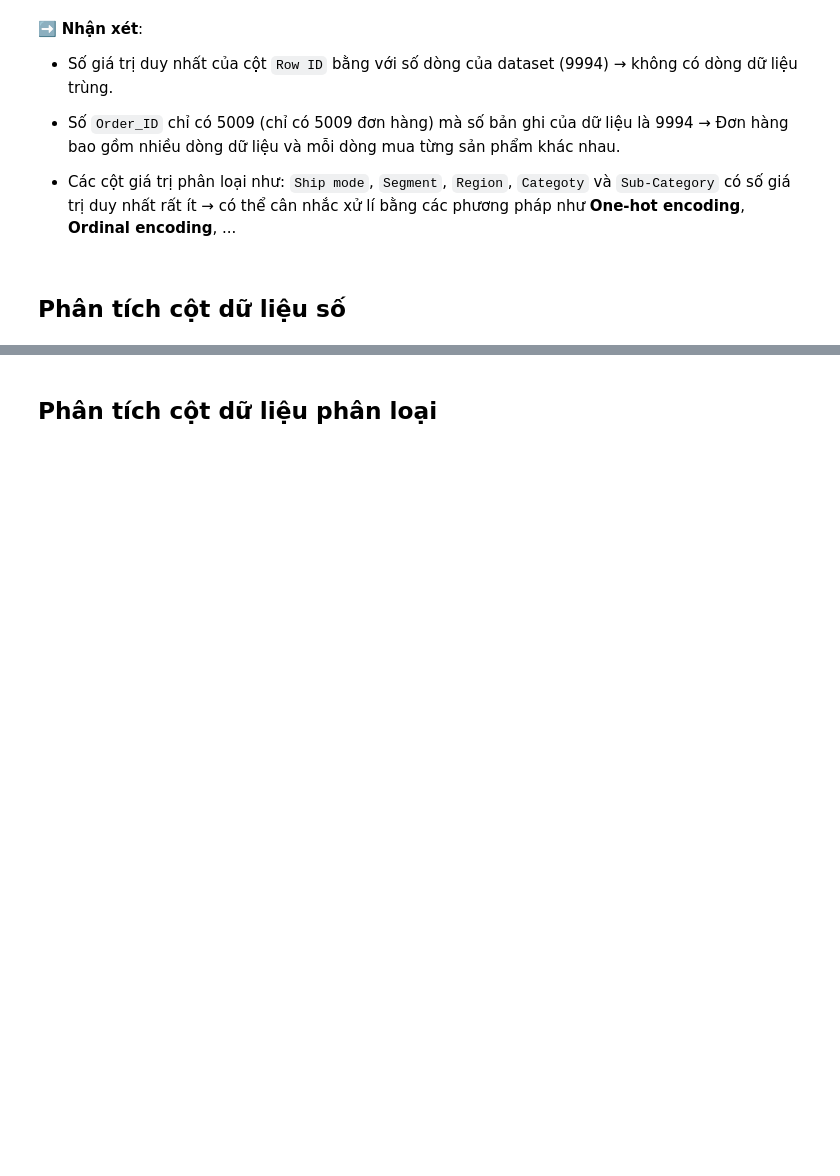
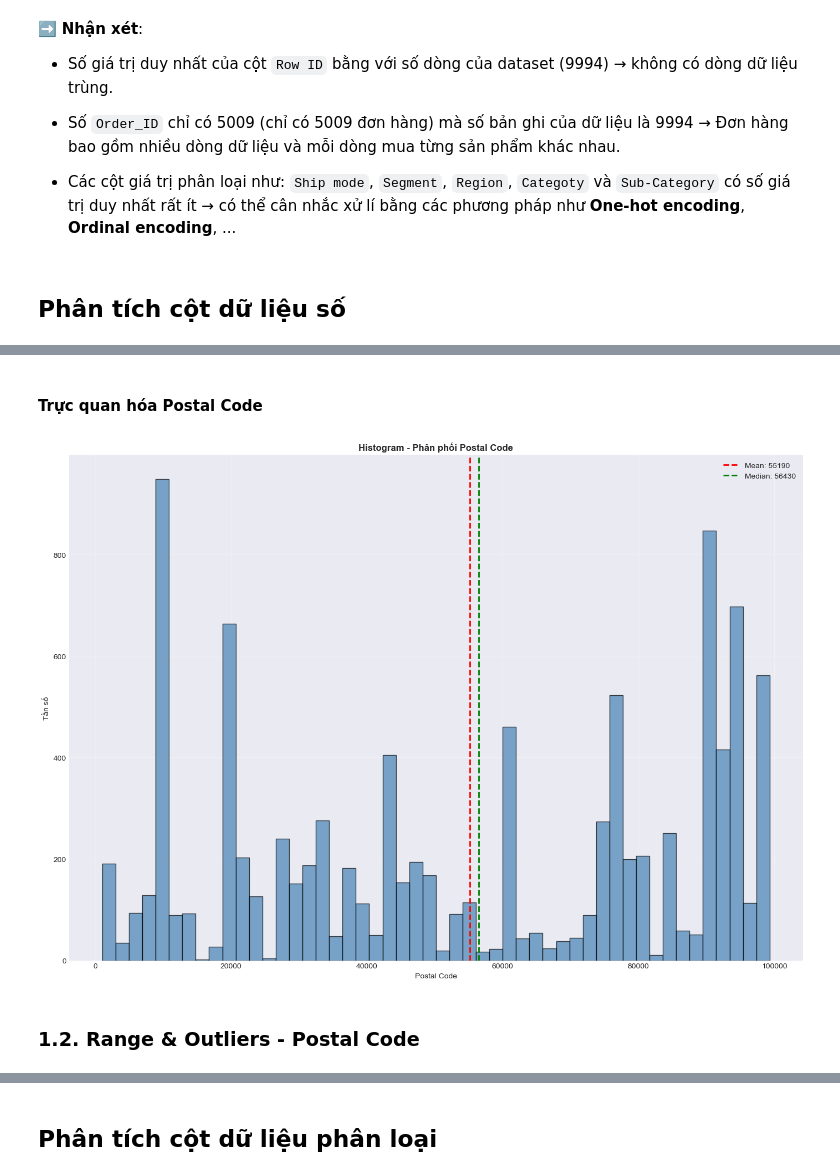
Before and after one commit to TThanhc/Superstore_Sales_Analysis, a Jupyter notebook: Data_CEPA.ipynb, the cells around one changed output, grey strips where cells are left out. Cells and saved outputs as stored; diff of their text form; code cells hidden in the pictures; blank space fills up the shorter version.

```diff
--- a/Data_CEPA.ipynb
+++ b/Data_CEPA.ipynb
@@ -299,0 +403,21 @@ plt.show()
+# %% [markdown]
+#### Trực quan hóa Postal Code
+# %%
+fig, axes = plt.subplots(1 , 1, figsize=(14, 10))
+
+# Histogram
+axes.hist(data['Postal Code'], bins=50, edgecolor='black', alpha=0.7, color='steelblue')
+axes.axvline(mean_postal, color='red', linestyle='--', linewidth=2, label=f'Mean: {mean_postal:.0f}')
+axes.axvline(median_postal, color='green', linestyle='--', linewidth=2, label=f'Median: {median_postal:.0f}')
+axes.set_title('Histogram - Phân phối Postal Code', fontsize=12, fontweight='bold')
+axes.set_xlabel('Postal Code')
+axes.set_ylabel('Tần số')
+axes.legend()
+axes.grid(True, alpha=0.3)
+
+plt.tight_layout()
+plt.show()
+# %% [output]
+[figure, added]
+# %% [markdown]
+### 1.2. Range & Outliers - Postal Code
```
Also changed, not shown: parts of 54 cells of this notebook.
